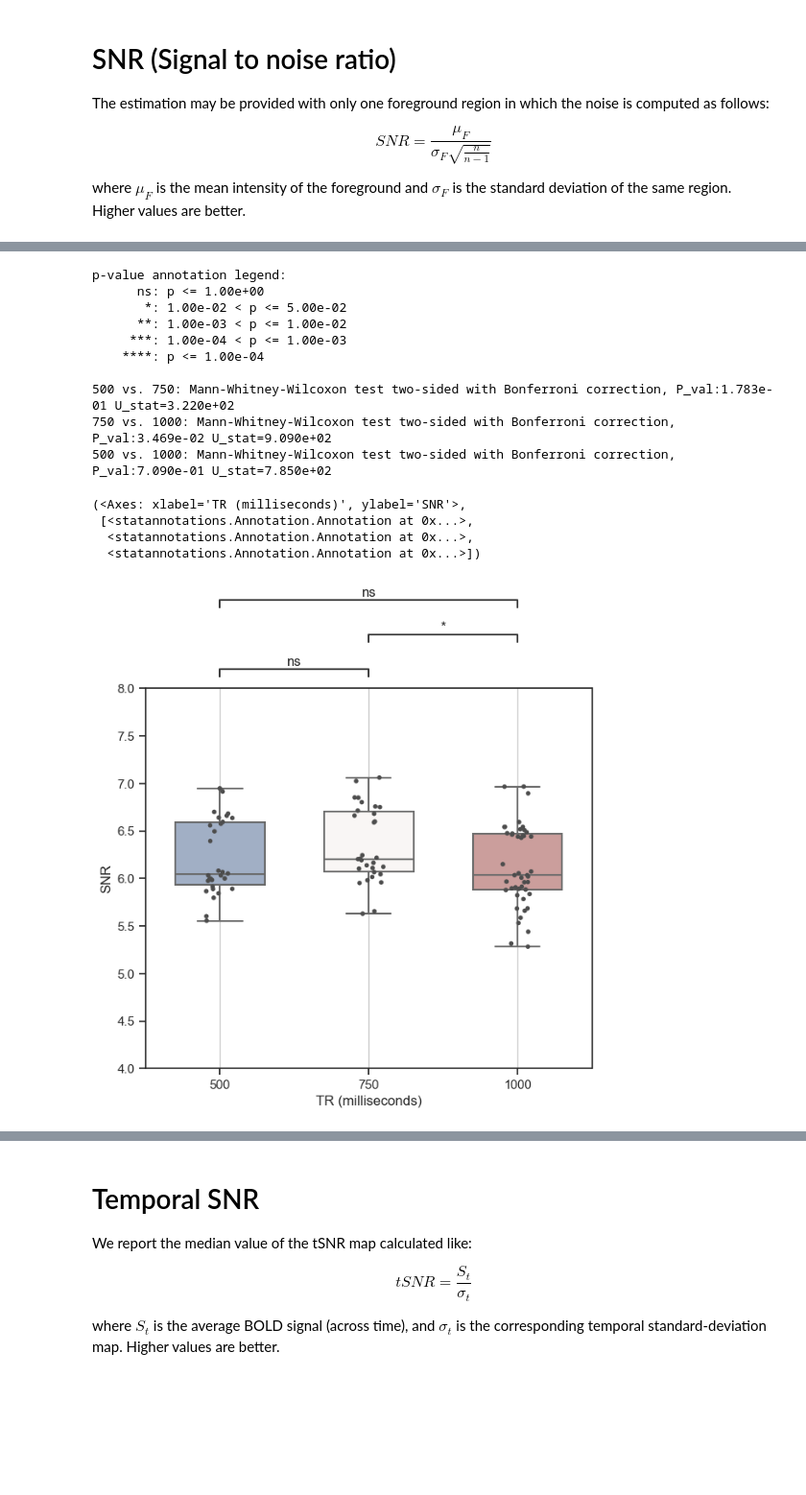
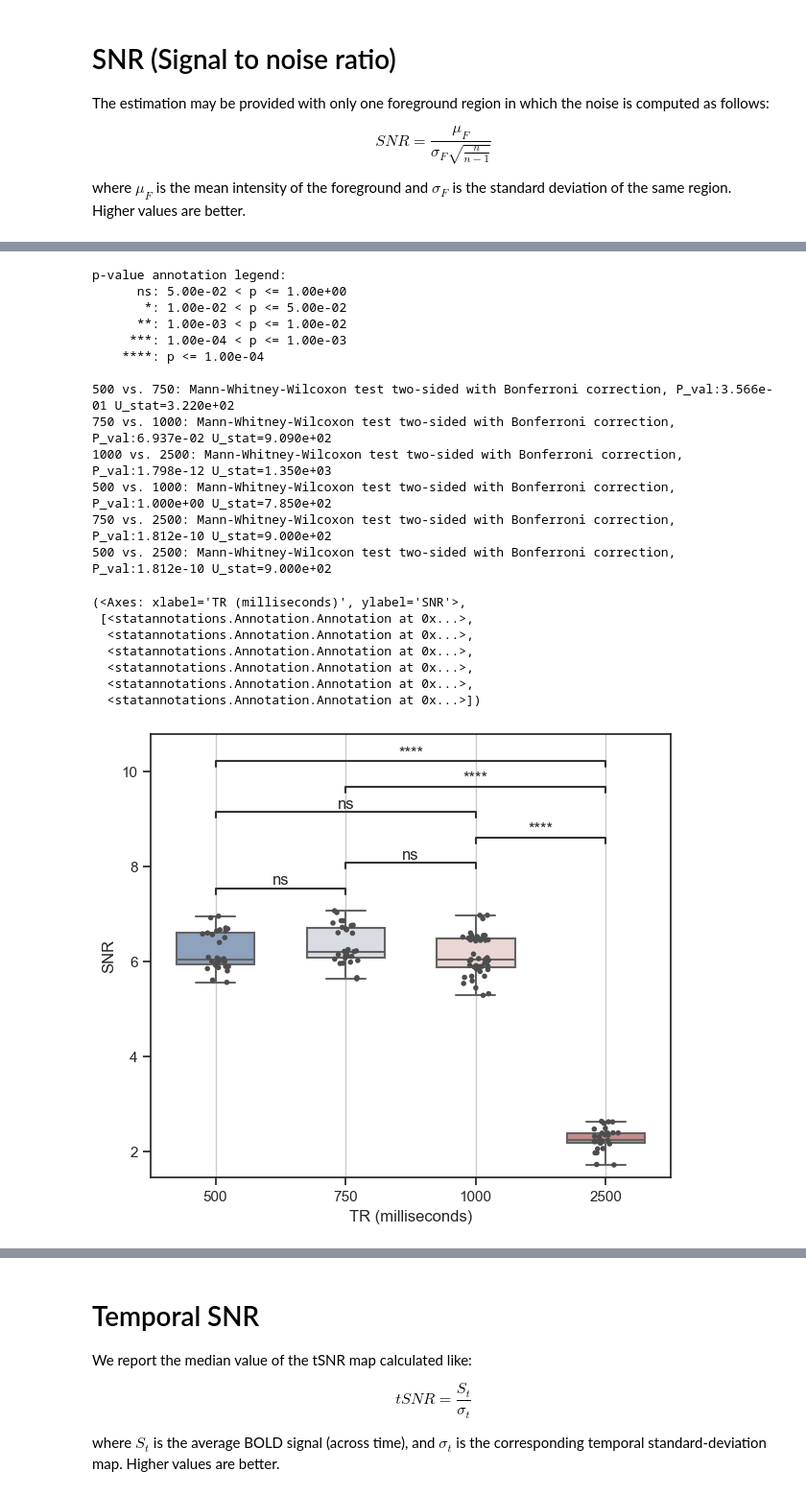
Before and after one commit to CIBIT-UC/vpmbtr, a Jupyter notebook: scripts/step-07_mriqc.ipynb, the cells around one changed output, grey strips where cells are left out. Shown at 96% size. Drawn from its saved outputs; the diff is of its cells as text; code cells hidden in the pictures; blank space fills up the shorter version.

```diff
--- a/scripts/step-XX_mriqc.ipynb
+++ b/scripts/step-07_mriqc.ipynb
@@ -56,9 +56,9 @@ mriqc_data.head()
 5 rows × 46 columns
 # %%
 # remove all rows of mriqc_data with TR = 2500
-mriqc_data_mb = mriqc_data[mriqc_data.TR != '2500']
+mriqc_data_mb = mriqc_data#[mriqc_data.TR != '2500']
 
-TRs_mb = ['500', '750', '1000']
+TRs_mb = ['500', '750', '1000','2500']
 TR_pairs_mb = list(combinations(TRs_mb, r=2))
 
 mriqc_data_mb
@@ -108,39 +110,45 @@ Name: snr, dtype: float64
 # %%
 # Initialize the figure with a logarithmic x axis
 f, ax = plt.subplots(figsize=(7, 6))
 
 # Plot the orbital period with horizontal boxes
 sns.boxplot(x="TR", y="snr", data=mriqc_data_mb,
             whis=[0, 100], width=.6, palette="vlag")
 
 # Add in points to show each observation
 sns.stripplot(x="TR", y="snr", data=mriqc_data_mb,
               size=4, color=".3", linewidth=0)
 
 # Tweak the visual presentation
 ax.xaxis.grid(True)
-ax.set(xlabel="TR (milliseconds)", ylabel="SNR", ylim=(4,8))
+ax.set(xlabel="TR (milliseconds)", ylabel="SNR")#, ylim=(4,8))
 #sns.despine(trim=True, left=True)
 
 annotator = Annotator(ax, TR_pairs_mb, data=mriqc_data_mb, x='TR', y='snr', order=TRs_mb)
-annotator.configure(test='Mann-Whitney', text_format='star', loc='outside', verbose=1, comparisons_correction='bonferroni')
+annotator.configure(test='Mann-Whitney', text_format='star', loc='inside', verbose=1, comparisons_correction='bonferroni')
 annotator.apply_and_annotate()
 # %% [output]
 p-value annotation legend:
-      ns: p <= 1.00e+00
+      ns: 5.00e-02 < p <= 1.00e+00
        *: 1.00e-02 < p <= 5.00e-02
       **: 1.00e-03 < p <= 1.00e-02
      ***: 1.00e-04 < p <= 1.00e-03
     ****: p <= 1.00e-04
 
-500 vs. 750: Mann-Whitney-Wilcoxon test two-sided with Bonferroni correction, P_val:1.783e-01 U_stat=3.220e+02
-750 vs. 1000: Mann-Whitney-Wilcoxon test two-sided with Bonferroni correction, P_val:3.469e-02 U_stat=9.090e+02
-500 vs. 1000: Mann-Whitney-Wilcoxon test two-sided with Bonferroni correction, P_val:7.090e-01 U_stat=7.850e+02
+500 vs. 750: Mann-Whitney-Wilcoxon test two-sided with Bonferroni correction, P_val:3.566e-01 U_stat=3.220e+02
+750 vs. 1000: Mann-Whitney-Wilcoxon test two-sided with Bonferroni correction, P_val:6.937e-02 U_stat=9.090e+02
+1000 vs. 2500: Mann-Whitney-Wilcoxon test two-sided with Bonferroni correction, P_val:1.798e-12 U_stat=1.350e+03
+500 vs. 1000: Mann-Whitney-Wilcoxon test two-sided with Bonferroni correction, P_val:1.000e+00 U_stat=7.850e+02
+750 vs. 2500: Mann-Whitney-Wilcoxon test two-sided with Bonferroni correction, P_val:1.812e-10 U_stat=9.000e+02
+500 vs. 2500: Mann-Whitney-Wilcoxon test two-sided with Bonferroni correction, P_val:1.812e-10 U_stat=9.000e+02
 (<Axes: xlabel='TR (milliseconds)', ylabel='SNR'>,
  [<statannotations.Annotation.Annotation at 0x...>,
   <statannotations.Annotation.Annotation at 0x...>,
+  <statannotations.Annotation.Annotation at 0x...>,
+  <statannotations.Annotation.Annotation at 0x...>,
+  <statannotations.Annotation.Annotation at 0x...>,
   <statannotations.Annotation.Annotation at 0x...>])
-[figure, old version]
+[figure, new version]
 # %%
 #| label: mriqc_snr
 f
```
Also changed, not shown: parts of 5 cells of this notebook, 13 other files.
